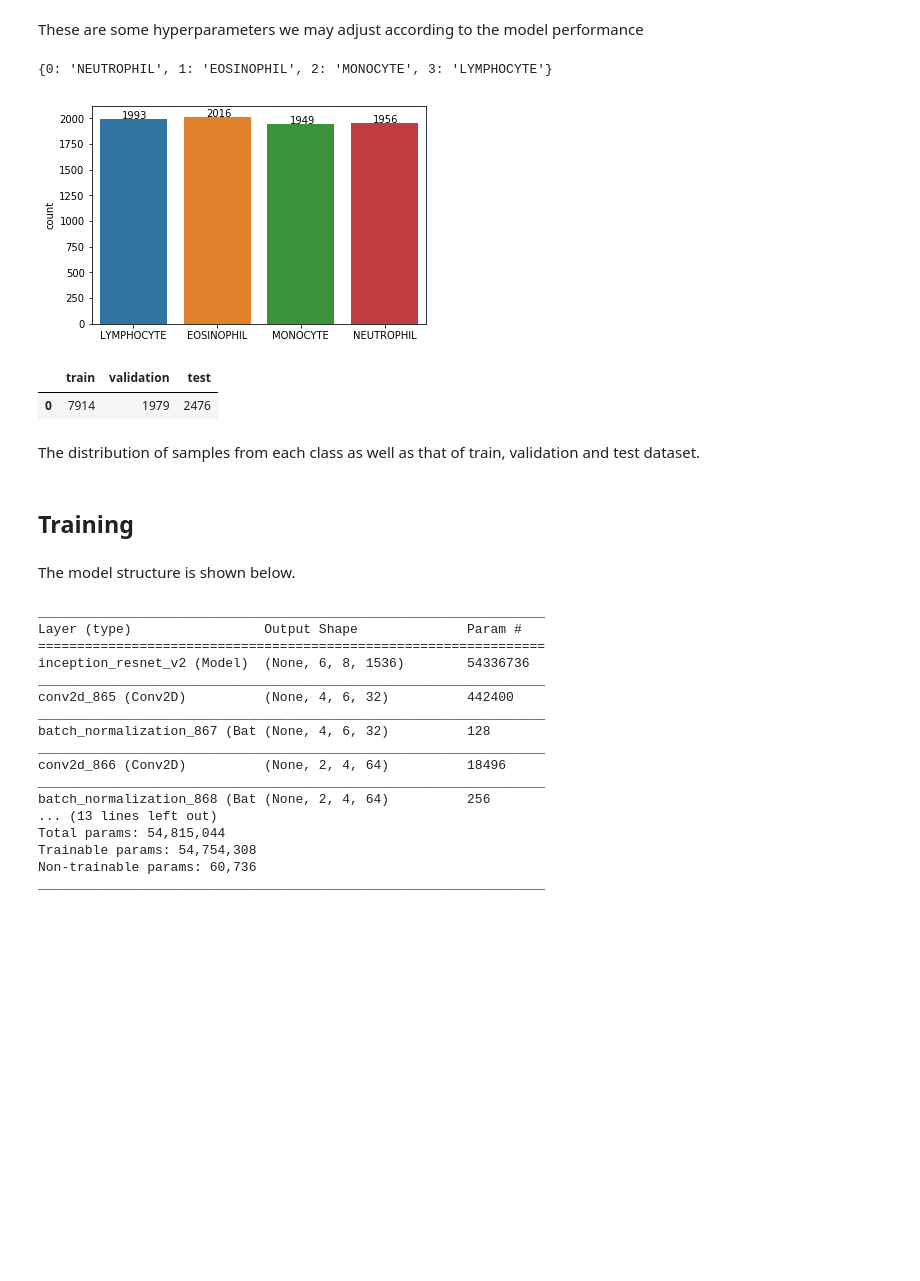
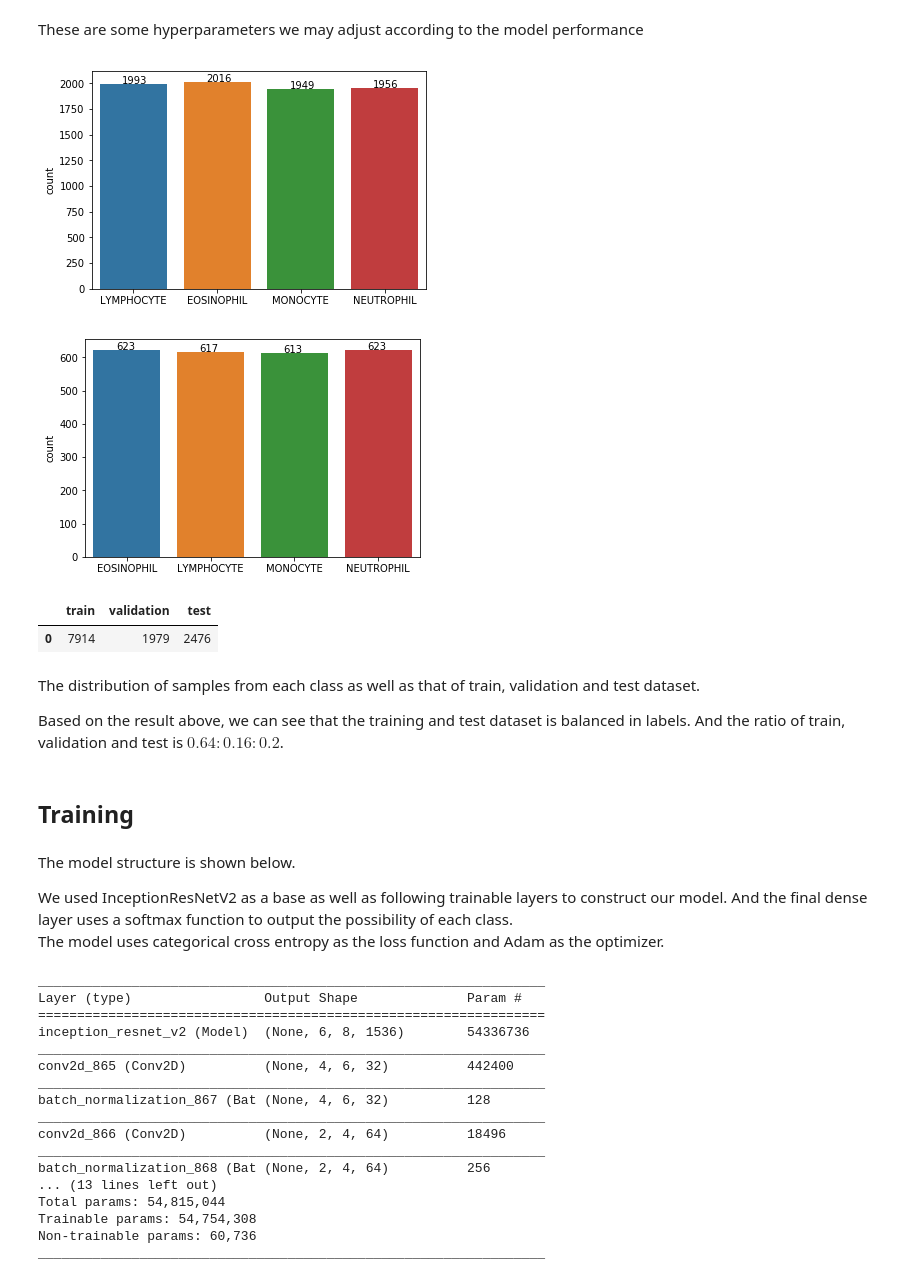
Before and after one commit to Shilong1210/Leukocytes-Classification, a Jupyter notebook: Blood Cell Classification.ipynb, the cells around one changed output. Cells and saved outputs as stored; diff of their text form; code cells hidden in the pictures; blank space fills up the shorter version.

```diff
--- a/Blood Cell Classification.ipynb
+++ b/Blood Cell Classification.ipynb
@@ -102,15 +113,25 @@ for name in test_data['id']:
     X_test.append(os.path.join(test_path, name))
 X_test = np.array(X_test)
 # %%
+# Plot the distribution of training dataset with specification to cell types
+
 lab = [dict_characters2[i] for i in Y_train]
 ax = sns.countplot(lab)
-print(dict_characters2)
 
 for p in ax.patches:
     ax.annotate(p.get_height(), (p.get_x()+p.get_width()/3, p.get_height()))
 # %% [output]
-{0: 'NEUTROPHIL', 1: 'EOSINOPHIL', 2: 'MONOCYTE', 3: 'LYMPHOCYTE'}
 [figure]
+# %%
+# Plot the distribution of test dataset with specification to cell types
+
+lab = [dict_characters2[i] for i in Y_test]
+ax = sns.countplot(lab)
+
+for p in ax.patches:
+    ax.annotate(p.get_height(), (p.get_x()+p.get_width()/3, p.get_height()))
+# %% [output]
+[figure, added]
 # %%
 data_size = pd.DataFrame([[len(X_train),len(X_val),len(X_test)]],columns = ['train','validation','test'])
 data_size
@@ -119,9 +140,14 @@ data_size
 | 0 | 7914 | 1979 | 2476 |
 # %% [markdown]
 The distribution of samples from each class as well as that of train, validation and test dataset.
+
+Based on the result above, we can see that the training and test dataset is balanced in labels. And the ratio of train, validation and test is $0.64:0.16:0.2$.
 # %% [markdown]
 ## Training
-# %% [markdown]
-The model structure is shown below.
+# %% [markdown]
+The model structure is shown below.
+
+We used InceptionResNetV2 as a base as well as following trainable layers to construct our model. And the final dense layer uses a softmax function to output the possibility of each class.
+The model uses categorical cross entropy as the loss function and Adam as the optimizer.
 # %%
 # Model structure
```
Also changed, not shown: parts of 14 cells of this notebook, 1 other file.
